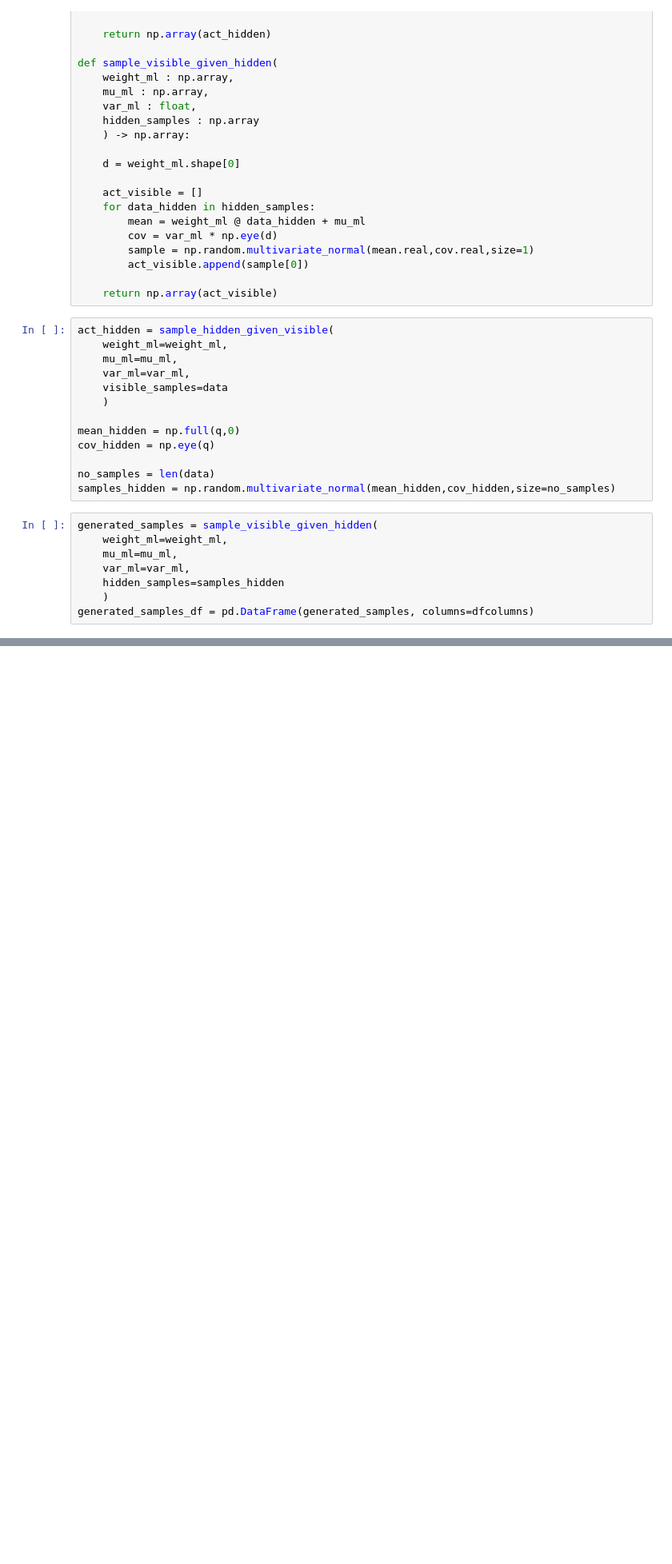
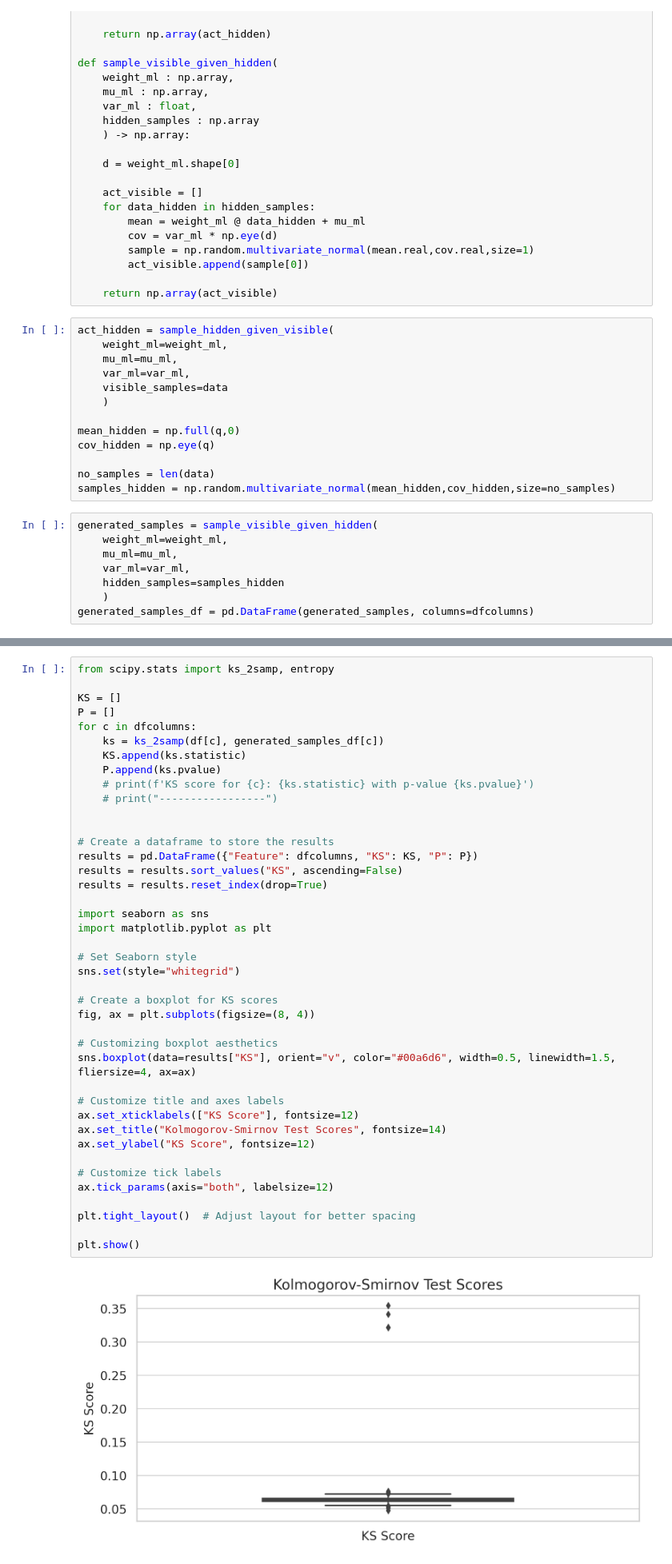
Before and after one commit to costasmexis/GeLaSKiMo, a Jupyter notebook: testing_notebook.ipynb, the cells around one changed output, grey strips where cells are left out. Shown at 80% size. Saved outputs shown, nothing was run; the diff lists cells and outputs as text; blank space fills up the shorter version.

```diff
--- a/testing_notebook.ipynb
+++ b/testing_notebook.ipynb
@@ -163,0 +165,43 @@ metadata.detect_from_dataframe(df)
+# %%
+from scipy.stats import ks_2samp, entropy
+
+KS = []
+P = []
+for c in dfcolumns:
+    ks = ks_2samp(df[c], generated_samples_df[c])
+    KS.append(ks.statistic)
+    P.append(ks.pvalue)
+    # print(f'KS score for {c}: {ks.statistic} with p-value {ks.pvalue}')
+    # print("-----------------")
+
+
+# Create a dataframe to store the results
+results = pd.DataFrame({"Feature": dfcolumns, "KS": KS, "P": P})
+results = results.sort_values("KS", ascending=False)
+results = results.reset_index(drop=True)
+
+import seaborn as sns
+import matplotlib.pyplot as plt
+
+# Set Seaborn style
+sns.set(style="whitegrid")
+
+# Create a boxplot for KS scores
+fig, ax = plt.subplots(figsize=(8, 4))
+
+# Customizing boxplot aesthetics
+sns.boxplot(data=results["KS"], orient="v", color="#00a6d6", width=0.5, linewidth=1.5, fliersize=4, ax=ax)
+
+# Customize title and axes labels
+ax.set_xticklabels(["KS Score"], fontsize=12)
+ax.set_title("Kolmogorov-Smirnov Test Scores", fontsize=14)
+ax.set_ylabel("KS Score", fontsize=12)
+
+# Customize tick labels
+ax.tick_params(axis="both", labelsize=12)
+
+plt.tight_layout()  # Adjust layout for better spacing
+
+plt.show()
+# %% [output]
+[figure, added]
```
Also changed, not shown: parts of 13 cells of this notebook.
